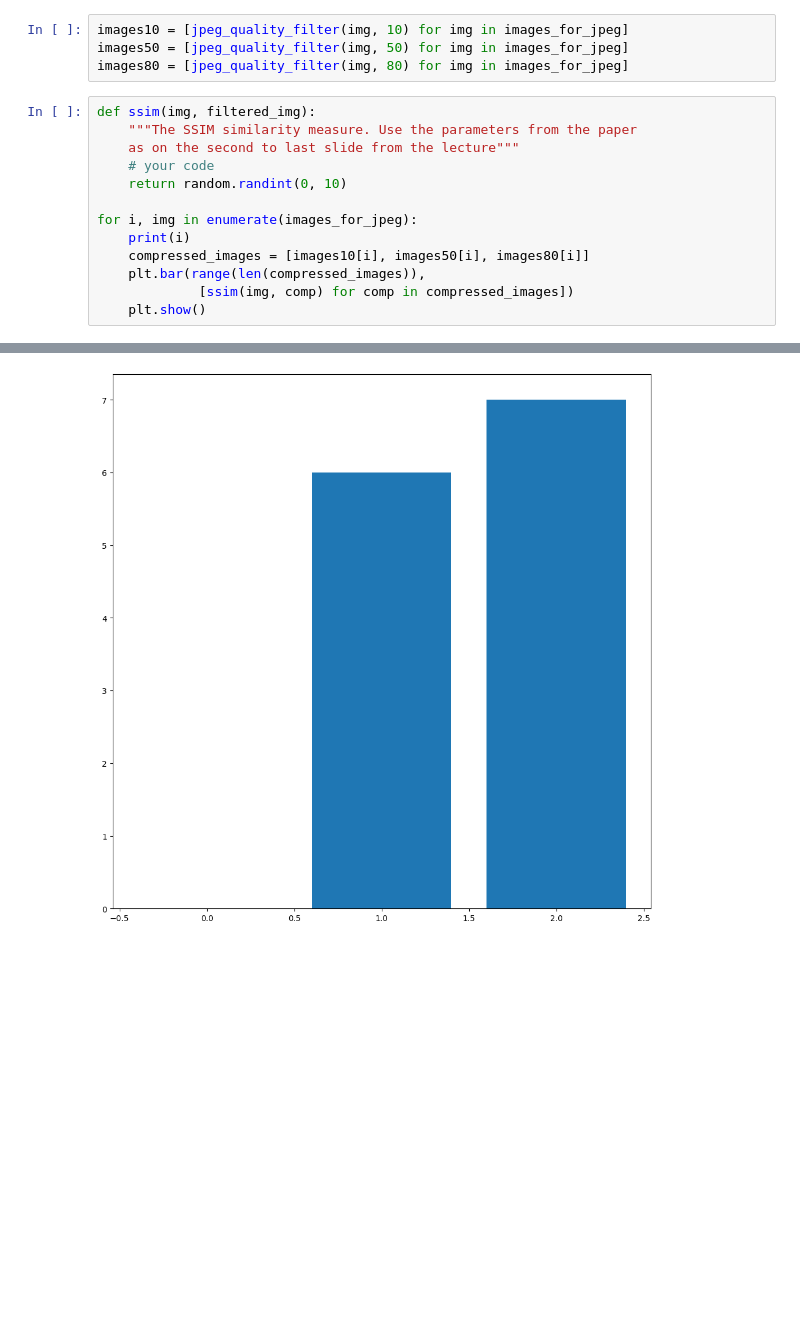
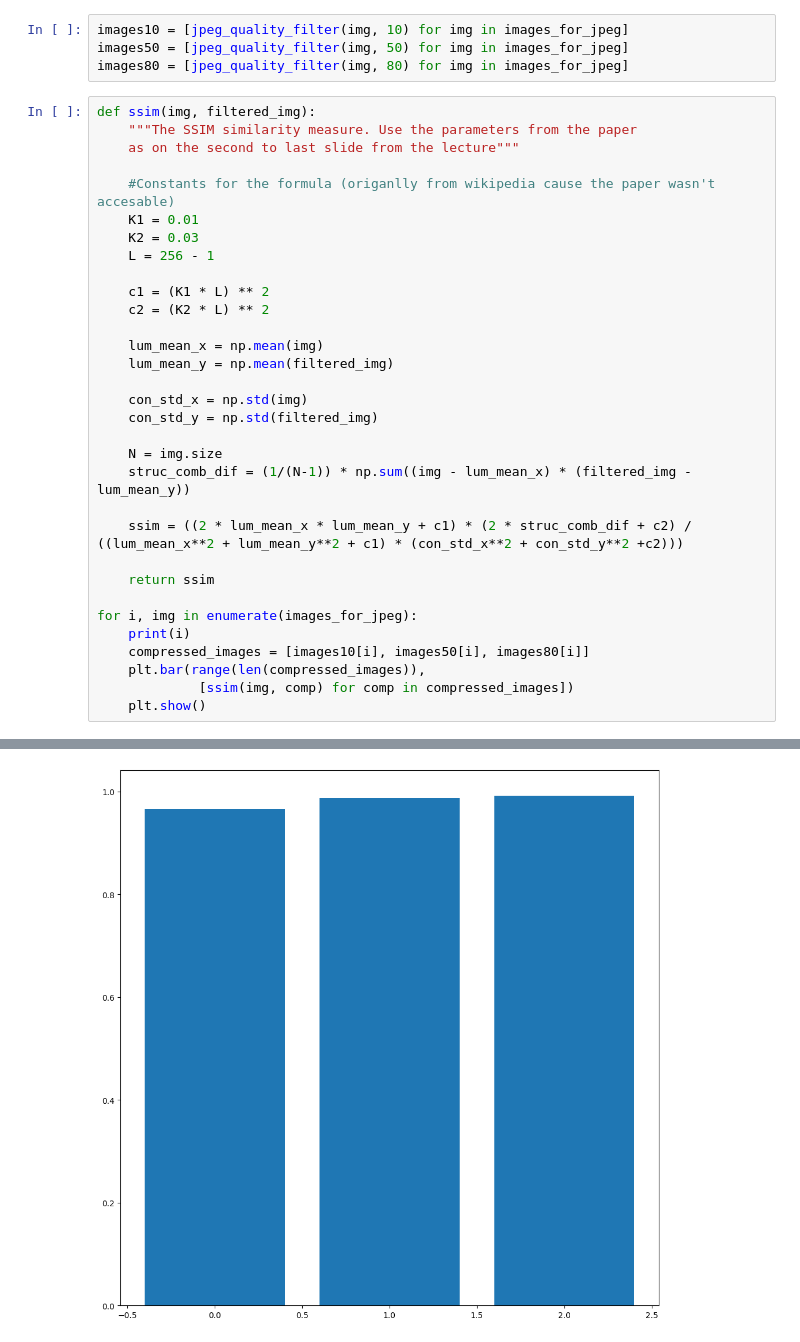
Before and after one commit to FU-Fabio/image-processing-s26, a Jupyter notebook: assignments/04_assignment.ipynb, the cells around one changed output, grey strips where cells are left out. Drawn from its saved outputs; the diff is of its cells as text; blank space fills up the shorter version.

```diff
--- a/assignments/04_assignment.ipynb
+++ b/assignments/04_assignment.ipynb
@@ -207,17 +224,36 @@ images80 = [jpeg_quality_filter(img, 80) for img in images_for_jpeg]
 # %%
 def ssim(img, filtered_img):
     """The SSIM similarity measure. Use the parameters from the paper
     as on the second to last slide from the lecture"""
-    # your code
-    return random.randint(0, 10)
+
+    #Constants for the formula (origanlly from wikipedia cause the paper wasn't accesable)
+    K1 = 0.01
+    K2 = 0.03
+    L = 256 - 1
+
+    c1 = (K1 * L) ** 2
+    c2 = (K2 * L) ** 2
+
+    lum_mean_x = np.mean(img)
+    lum_mean_y = np.mean(filtered_img)
+
+    con_std_x = np.std(img)
+    con_std_y = np.std(filtered_img)
+
+    N = img.size
+    struc_comb_dif = (1/(N-1)) * np.sum((img - lum_mean_x) * (filtered_img - lum_mean_y))
+
+    ssim = ((2 * lum_mean_x * lum_mean_y + c1) * (2 * struc_comb_dif + c2) / ((lum_mean_x**2 + lum_mean_y**2 + c1) * (con_std_x**2 + con_std_y**2 +c2)))
+
+    return ssim
 
 for i, img in enumerate(images_for_jpeg):
     print(i)
     compressed_images = [images10[i], images50[i], images80[i]]
     plt.bar(range(len(compressed_images)),
              [ssim(img, comp) for comp in compressed_images])
     plt.show()
 # %% [output]
 0
-[figure, old version]
+[figure, new version]
 1
```
Also changed, not shown: parts of 12 cells of this notebook, 1 other file.
